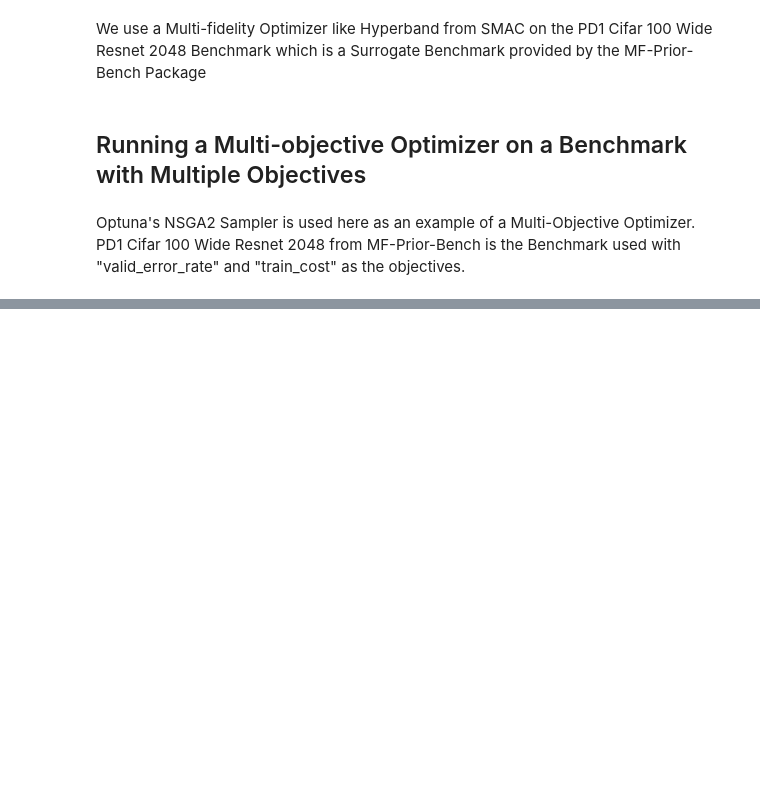
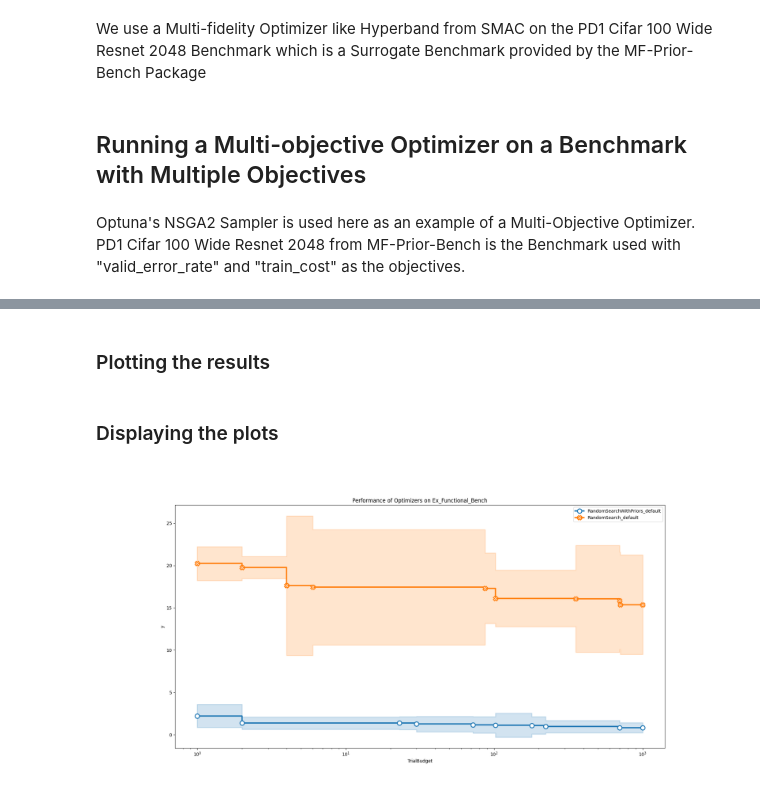
Before and after one commit to automl/hposuite, a Jupyter notebook: examples/hposuite_demo.ipynb, the cells around one changed output, grey strips where cells are left out. Cells and saved outputs as stored; diff of their text form; code cells hidden in the pictures; blank space fills up the shorter version.

Commit message:
Refined examples

```diff
--- a/examples/hposuite_demo.ipynb
+++ b/examples/hposuite_demo.ipynb
@@ -95,0 +259,2 @@ study.optimize(overwrite=True)
+# %% [markdown]
+### Plotting the results
@@ -95,0 +264,8 @@ study.optimize(overwrite=True)
+# %% [markdown]
+### Displaying the plots
+# %%
+from IPython.display import Image
+
+Image(filename="./example-outputs/hposuite_rs_comp/plots/Ex_Functional_Bench_performance.png")
+# %% [output]
+[figure, added]
```
Also changed, not shown: parts of 17 cells of this notebook, 1 other file.
